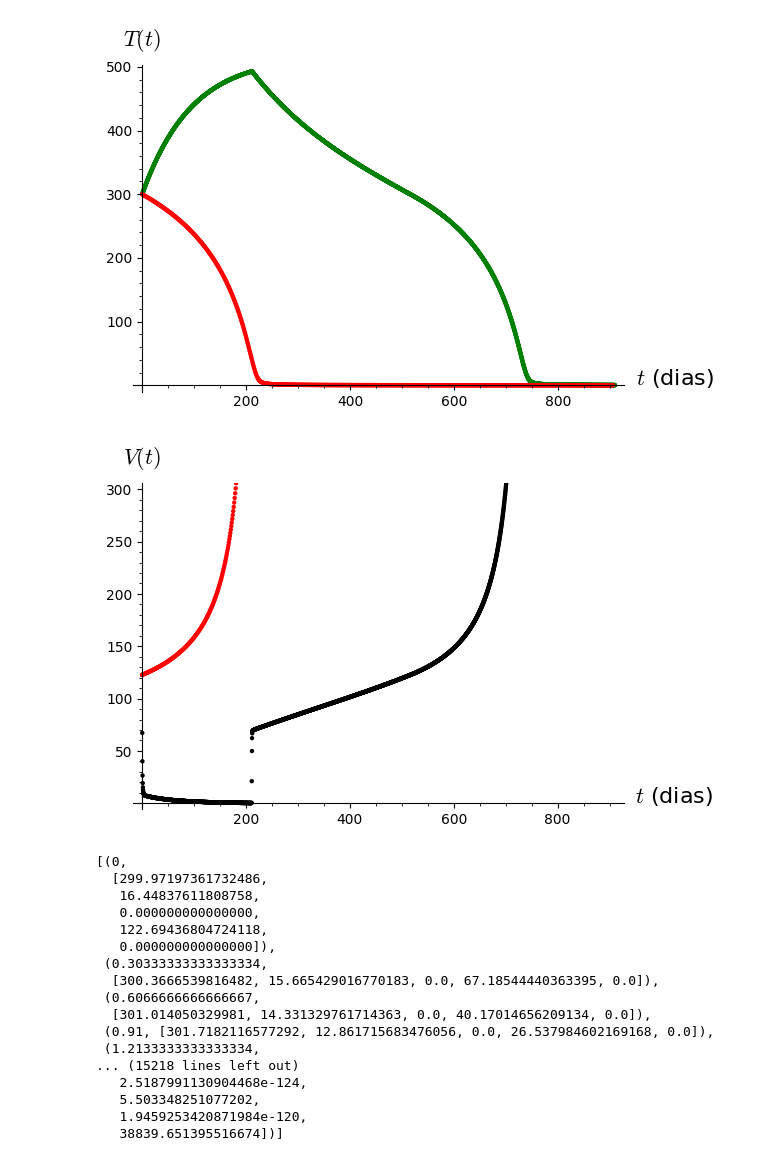
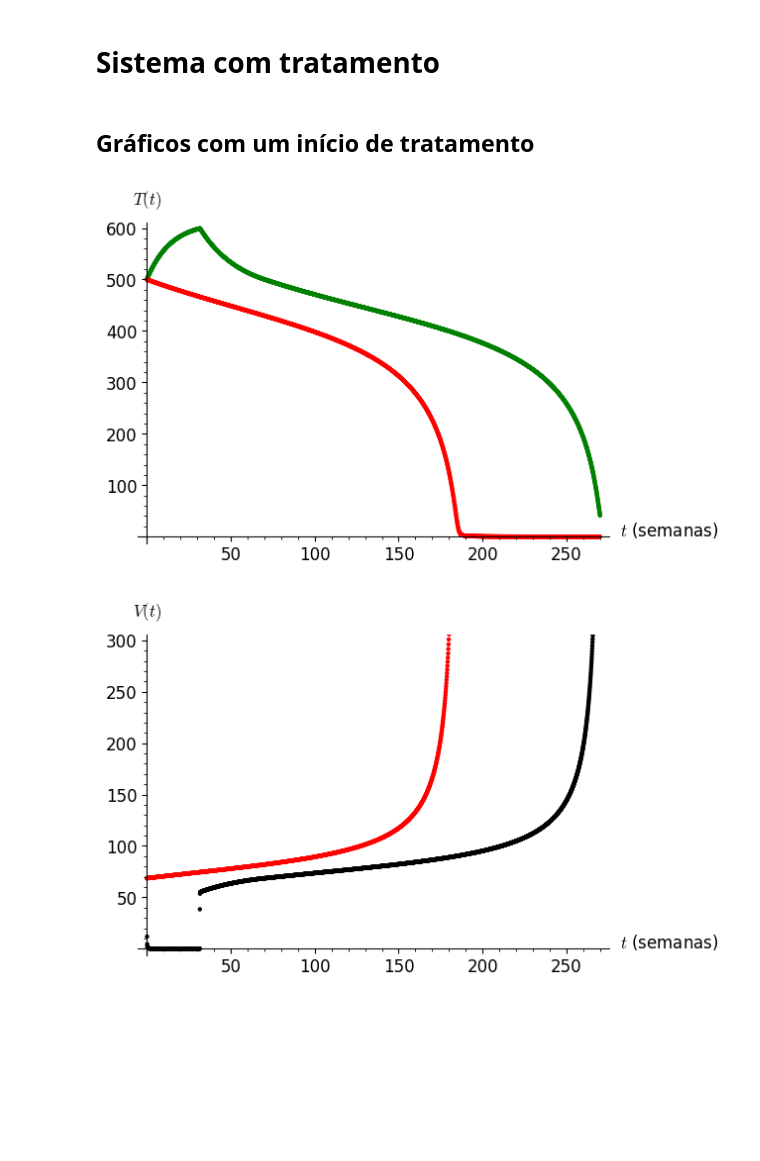
Before and after one commit to julymartins3/Trabalho-Final-MM4, a Jupyter notebook: codigo/HIV-simulations.ipynb, the cells around one changed output. Drawn from its saved outputs; the diff is of its cells as text; code cells hidden in the pictures; blank space fills up the shorter version.

```diff
--- a/codigo/HIV-simulations.ipynb
+++ b/codigo/HIV-simulations.ipynb
@@ -17,7 +21,7 @@ scenario = 3
 if scenario == 1:
     ymax = 20
     G_s = 80.0
-    t_max = 14
+    t_max = 7*2
     n_points = 1000
 elif scenario == 2:
     ymax = 20
@@ -63,7 +67,7 @@ params_no_treatment = (0.01, # mu_T
 Solver = ode_solver()
 Solver.algorithm = "rk8pd"
 Solver.function = NoTreatmentSys
-Solver.ode_solve(y_0 = [1000.0, 0.0, 10.0], t_span=[0.0, t_max], params=params_no_treatment, num_points=n_points)
+Solver.ode_solve(y_0 = [1000, 0.0, 10.0], t_span=[0.0, t_max], params=params_no_treatment, num_points=n_points)
 # %%
 # V_plot = Solver.plot_solution(i=2, color="red", axes_labels=["$t$ (dias)", "$V_s(t)$"], ymin=0, ymax=ymax)
 # T_plot = Solver.plot_solution(i=0, color="green", axes_labels=["$t$ (dias)", "$T(t)$"], ymin=0, ymax=1100)
@@ -87,3 +87,5 @@ The OldScalarFormatter class was deprecated in Matplotlib 3.3 and will be remove
+# %% [markdown]
+# Sistema com tratamento
 # %%
 def q_fn(t, q, t_r):
     return 1 if t < t_r else q
@@ -107,8 +109,10 @@ def find_T_pos(solution, T):
     for i, (t, state) in enumerate(solution):
         if state[0] < T:
             return i
+# %% [markdown]
+## Gráficos com um início de tratamento
 # %%
-case = 1
+case = 2
 
 if case == 1:
     T_trigger = 300
@@ -178,42 +182,17 @@ Solver_with_treatment.algorithm = "rk8pd"
 Solver_with_treatment.function = WithTreatmentSys
 Solver_with_treatment.ode_solve(y_0 = [init_T, init_T_s, 0.0, init_V_s, 0.0], t_span=[0, t_max_from_treatment], params=params_with_treatment, num_points=n_points)
 # %%
-# Solver_with_treatment.plot_solution(i=0, color="green", axes_labels=["$t$", "$T(t)$"])#, ymin=0, ymax=ymax)
-# Solver_with_treatment.plot_solution(i=3, color="red", axes_labels=["$t$", "$V_s(t)$"])#, ymin=0, ymax=ymax)
-# Solver_with_treatment.plot_solution(i=4, color="black", axes_labels=["$t$", "$V_r(t)$"])#, ymin=0, ymax=ymax)
-# Solver_with_treatment.plot_solution(i=1, color="purple", axes_labels=["$t$", "$T_s(t)$"])#, ymin=0, ymax=ymax)
-# Solver_with_treatment.plot_solution(i=2, color="orange", axes_labels=["$t$", "$T_r(t)$"])#, ymin=0, ymax=ymax)
-T_plot = list_plot([(state[0], state[1][0]) for state in Solver_with_treatment.solution], color = "green", axes_labels=["$t$ (dias)", "$T(t)$"], ymin=0)
-V_plot = list_plot([(state[0], state[1][3] + state[1][4]) for state in Solver_with_treatment.solution], color = "black", axes_labels=["$t$ (dias)", "$V(t)$"], ymax=300)
-no_treat_T_plot = list_plot([(state[0] - t_0, state[1][0]) for state in Solver_no_treatment.solution[final_state:] if state[0] < t_0 + t_max_from_treatment], color="red")
-no_treat_V_plot = list_plot([(state[0] - t_0, state[1][2]) for state in Solver_no_treatment.solution[final_state:] if state[0] < t_0 + t_max_from_treatment], color="red")
+T_plot = list_plot([(state[0]/7, state[1][0]) for state in Solver_with_treatment.solution], color = "green", axes_labels=["$t$ (semanas)", "$T(t)$"], axes_labels_size=1, fontsize=12, ymin=0)
+V_plot = list_plot([(state[0]/7, state[1][3] + state[1][4]) for state in Solver_with_treatment.solution], color = "black", axes_labels=["$t$ (semanas)", "$V(t)$"], axes_labels_size=1, fontsize=12, ymax=300)
+no_treat_T_plot = list_plot([((state[0] - t_0)/7, state[1][0]) for state in Solver_no_treatment.solution[final_state:] if state[0] < t_0 + t_max_from_treatment], color="red")
+no_treat_V_plot = list_plot([((state[0] - t_0)/7, state[1][2]) for state in Solver_no_treatment.solution[final_state:] if state[0] < t_0 + t_max_from_treatment], color="red")
 show(T_plot + no_treat_T_plot)
 show(V_plot + no_treat_V_plot)
 # show(no_treat_T_plot)
 # show(no_treat_V_plot)
-# ga = graphics_array((T_plot, V_plot))
-# ga.save(f"./start_treatment_at_T_{T_trigger}.pdf", figsize=[9, 3])#, title=f"Infecção com $G_s$ = {int(G_s)}")
+# ga = graphics_array((T_plot + no_treat_T_plot, V_plot + no_treat_V_plot))
+# ga.save(fig_path + f"/start_treatment_at_T_{T_trigger}.pdf", figsize=[9, 3])#, title=f"Infecção com $G_s$ = {int(G_s)}")
 # ga.show()
 # %% [output]
-[figure, old version]
+[figure, new version]
-[figure, old version]
+[figure, new version]
-# %%
-Solver_with_treatment.solution
-# %% [output]
-[(0,
-  [299.97197361732486,
-   16.44837611808758,
-   0.000000000000000,
-   122.69436804724118,
-   0.000000000000000]),
- (0.30333333333333334,
-  [300.3666539816482, 15.665429016770183, 0.0, 67.18544440363395, 0.0]),
- (0.6066666666666667,
-  [301.014050329981, 14.331329761714363, 0.0, 40.17014656209134, 0.0]),
- (0.91, [301.7182116577292, 12.861715683476056, 0.0, 26.537984602169168, 0.0]),
- (1.2133333333333334,
-... (15218 lines left out)
-   2.5187991130904468e-124,
-   5.503348251077202,
-   1.9459253420871984e-120,
-   38839.651395516674])]
```
Also changed, not shown: parts of 14 cells of this notebook, 19 other files.
